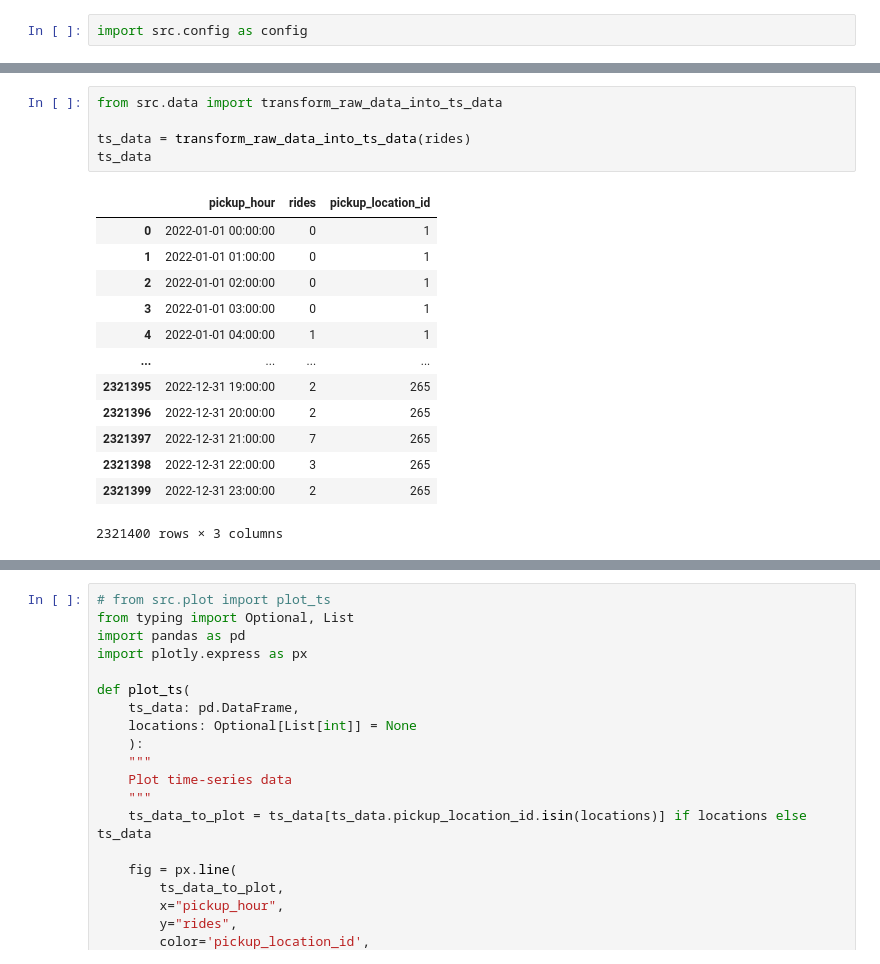
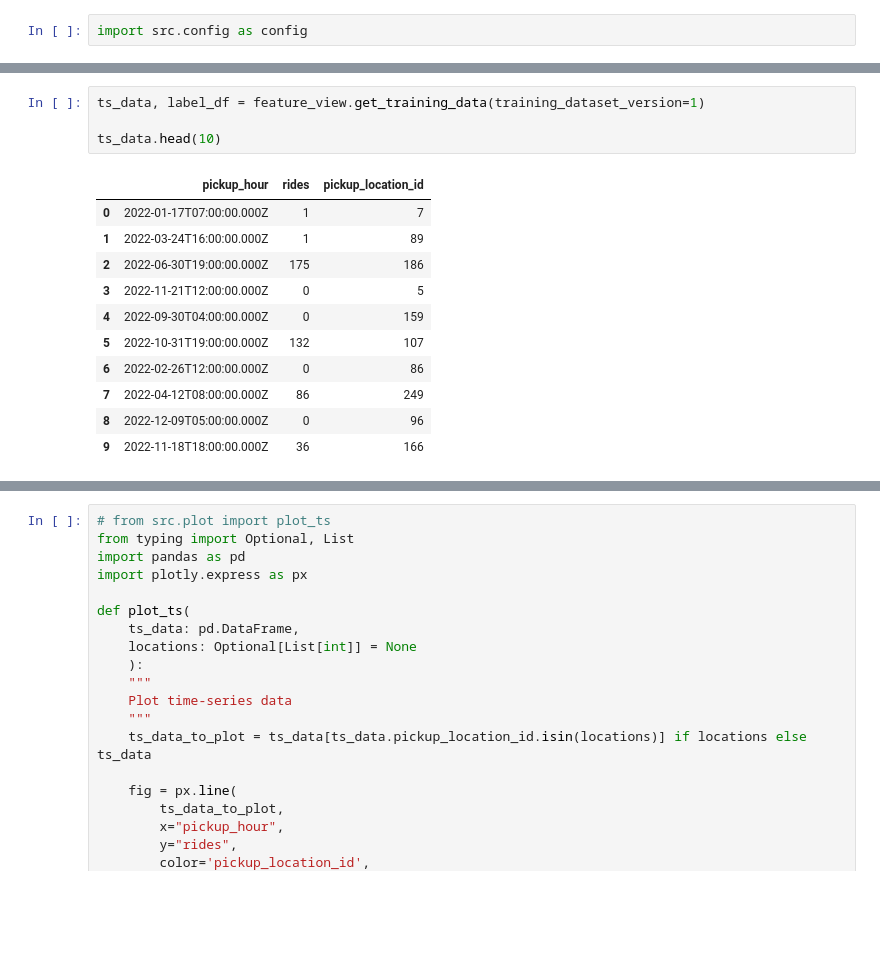
Before and after one commit to Anchit017/taxi_demand_predictor, a Jupyter notebook: notebooks/13_model_training_pipeline.ipynb, the cells around one changed output, grey strips where cells are left out. Saved outputs shown, nothing was run; the diff lists cells and outputs as text; blank space fills up the shorter version.

```diff
--- a/notebooks/13_model_training_pipeline.ipynb
+++ b/notebooks/13_model_training_pipeline.ipynb
@@ -81,22 +53,19 @@ File 2022-12 was already in local storage
-# %%
-from src.data import transform_raw_data_into_ts_data
-
-ts_data = transform_raw_data_into_ts_data(rides)
-ts_data
-# %% [output]
-|  | pickup_hour | rides | pickup_location_id |
-| 0 | 2022-01-01 00:00:00 | 0 | 1 |
-| 1 | 2022-01-01 01:00:00 | 0 | 1 |
-| 2 | 2022-01-01 02:00:00 | 0 | 1 |
-| 3 | 2022-01-01 03:00:00 | 0 | 1 |
-| 4 | 2022-01-01 04:00:00 | 1 | 1 |
-| ... | ... | ... | ... |
-| 2321395 | 2022-12-31 19:00:00 | 2 | 265 |
-| 2321396 | 2022-12-31 20:00:00 | 2 | 265 |
-| 2321397 | 2022-12-31 21:00:00 | 7 | 265 |
-| 2321398 | 2022-12-31 22:00:00 | 3 | 265 |
-| 2321399 | 2022-12-31 23:00:00 | 2 | 265 |
-2321400 rows × 3 columns
+# %%
+ts_data, label_df = feature_view.get_training_data(training_dataset_version=1)
+
+ts_data.head(10)
+# %% [output]
+|  | pickup_hour | rides | pickup_location_id |
+| 0 | 2022-01-17T07:00:00.000Z | 1 | 7 |
+| 1 | 2022-03-24T16:00:00.000Z | 1 | 89 |
+| 2 | 2022-06-30T19:00:00.000Z | 175 | 186 |
+| 3 | 2022-11-21T12:00:00.000Z | 0 | 5 |
+| 4 | 2022-09-30T04:00:00.000Z | 0 | 159 |
+| 5 | 2022-10-31T19:00:00.000Z | 132 | 107 |
+| 6 | 2022-02-26T12:00:00.000Z | 0 | 86 |
+| 7 | 2022-04-12T08:00:00.000Z | 86 | 249 |
+| 8 | 2022-12-09T05:00:00.000Z | 0 | 96 |
+| 9 | 2022-11-18T18:00:00.000Z | 36 | 166 |
 # %%
 ts_data.sort_values(by=['pickup_location_id', 'pickup_hour'], inplace=True)
 ts_data
```
Also changed, not shown: parts of 5 cells of this notebook, 1 other file.
